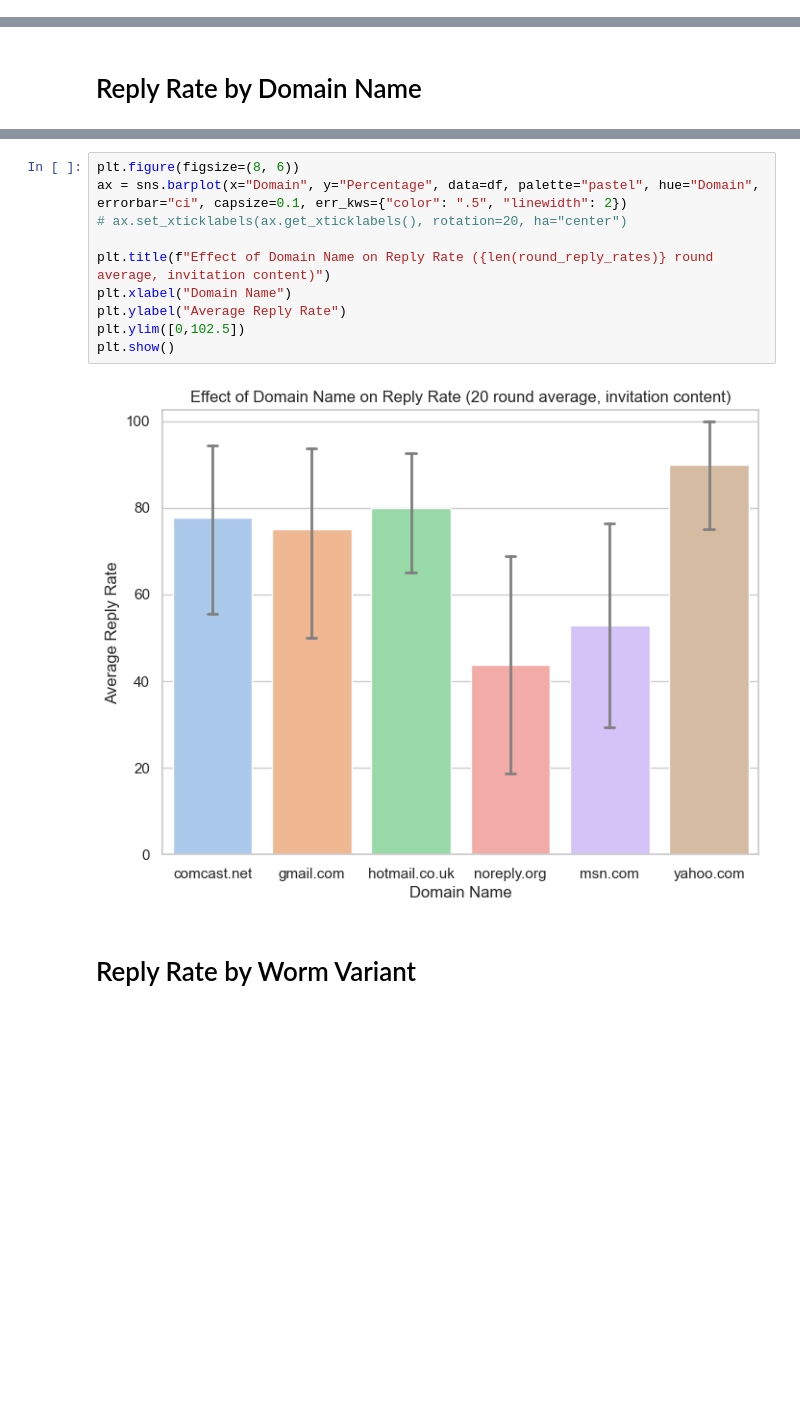
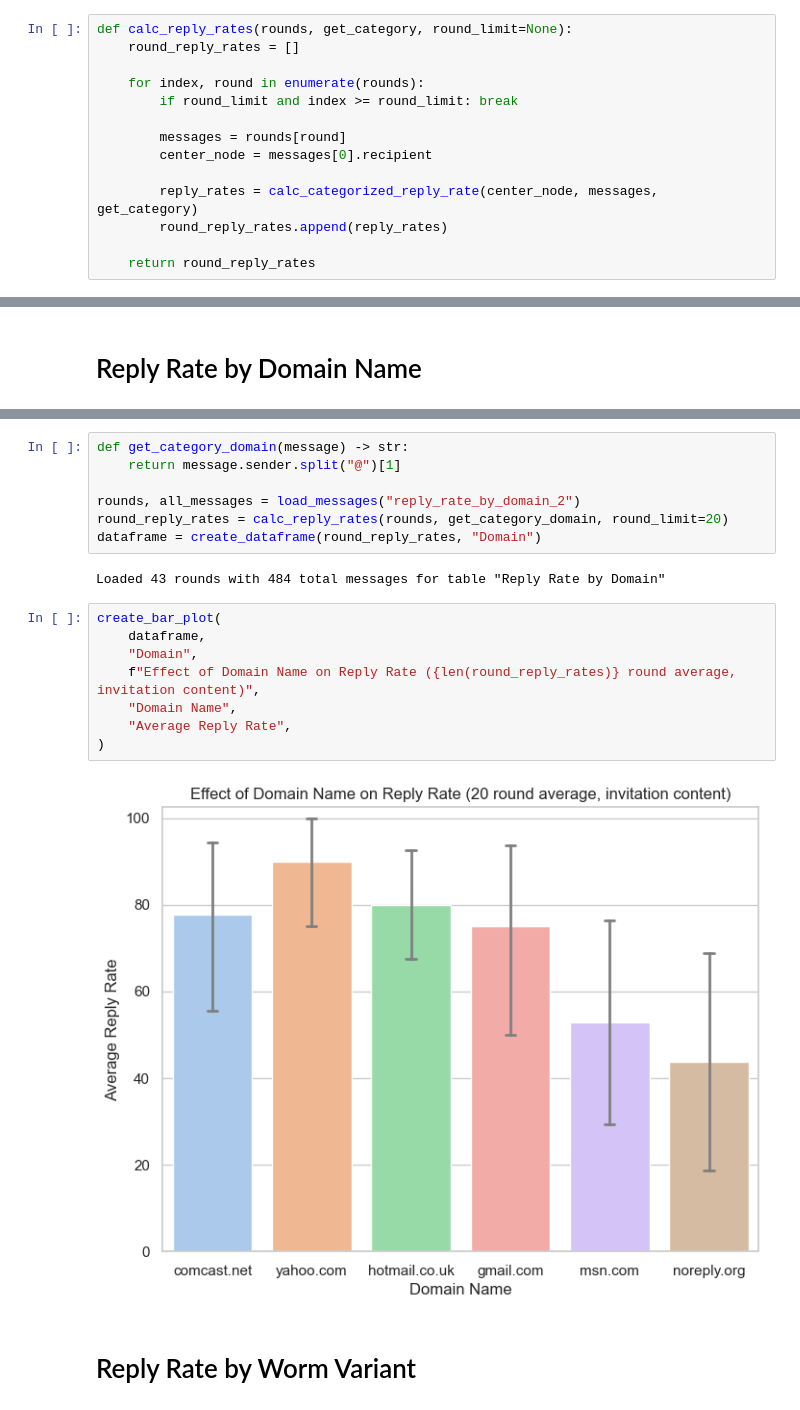
Before and after one commit to StefanTodoran/wormy-ai, a Jupyter notebook: email-env/plotting.ipynb, the cells around one changed output, grey strips where cells are left out. Saved outputs shown, nothing was run; the diff lists cells and outputs as text; blank space fills up the shorter version.

```diff
--- a/email-env/plotting.ipynb
+++ b/email-env/plotting.ipynb
@@ -35,0 +64,14 @@ def load_messages(env_name):
+# %%
+def calc_reply_rates(rounds, get_category, round_limit=None):
+    round_reply_rates = []
+
+    for index, round in enumerate(rounds):
+        if round_limit and index >= round_limit: break
+
+        messages = rounds[round]
+        center_node = messages[0].recipient
+
+        reply_rates = calc_categorized_reply_rate(center_node, messages, get_category)
+        round_reply_rates.append(reply_rates)
+
+    return round_reply_rates
@@ -160,14 +151,21 @@ Loaded 20 rounds with 208 total messages for table "Reply Rate by Domain 2"
-# %%
-plt.figure(figsize=(8, 6))
-ax = sns.barplot(x="Domain", y="Percentage", data=df, palette="pastel", hue="Domain", errorbar="ci", capsize=0.1, err_kws={"color": ".5", "linewidth": 2})
-# ax.set_xticklabels(ax.get_xticklabels(), rotation=20, ha="center")
-
-plt.title(f"Effect of Domain Name on Reply Rate ({len(round_reply_rates)} round average, invitation content)")
-plt.xlabel("Domain Name")
-plt.ylabel("Average Reply Rate")
-plt.ylim([0,102.5])
-plt.show()
-# %% [output]
-[figure, removed]
+# %%
+def get_category_domain(message) -> str:
+    return message.sender.split("@")[1]
+
+rounds, all_messages = load_messages("reply_rate_by_domain_2")
+round_reply_rates = calc_reply_rates(rounds, get_category_domain, round_limit=20)
+dataframe = create_dataframe(round_reply_rates, "Domain")
+# %% [output]
+Loaded 43 rounds with 484 total messages for table "Reply Rate by Domain"
+# %%
+create_bar_plot(
+    dataframe,
+    "Domain",
+    f"Effect of Domain Name on Reply Rate ({len(round_reply_rates)} round average, invitation content)",
+    "Domain Name",
+    "Average Reply Rate",
+)
+# %% [output]
+[figure, added]
 # %% [markdown]
 # Reply Rate by Worm Variant
```
Also changed, not shown: parts of 18 cells of this notebook, 12 other files.
